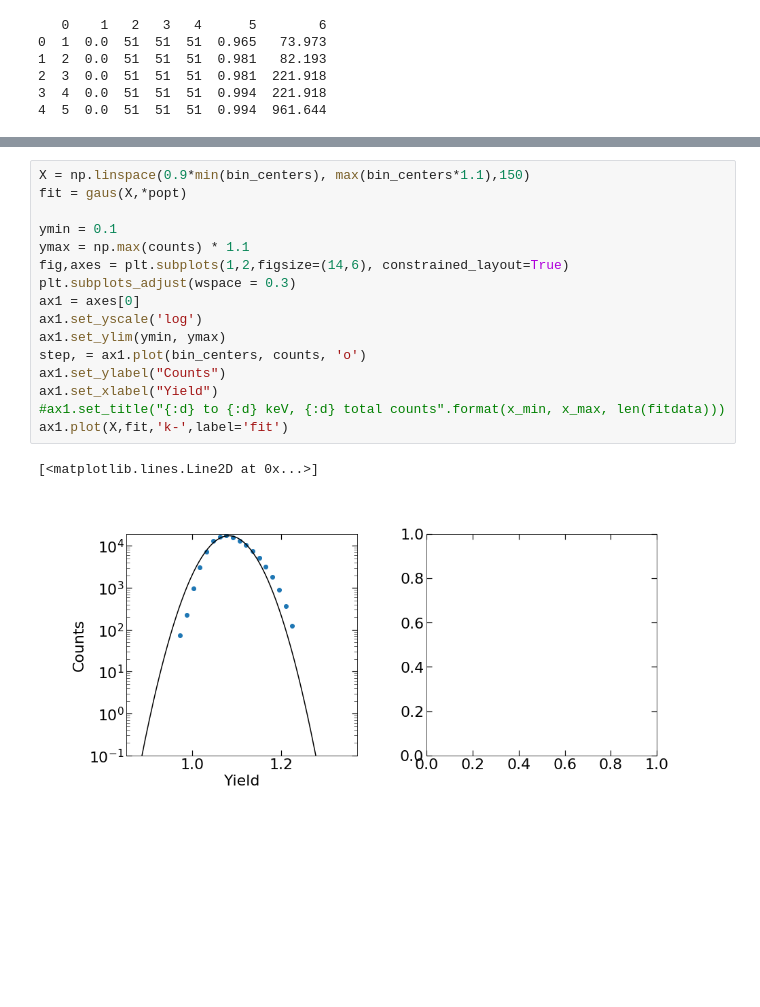
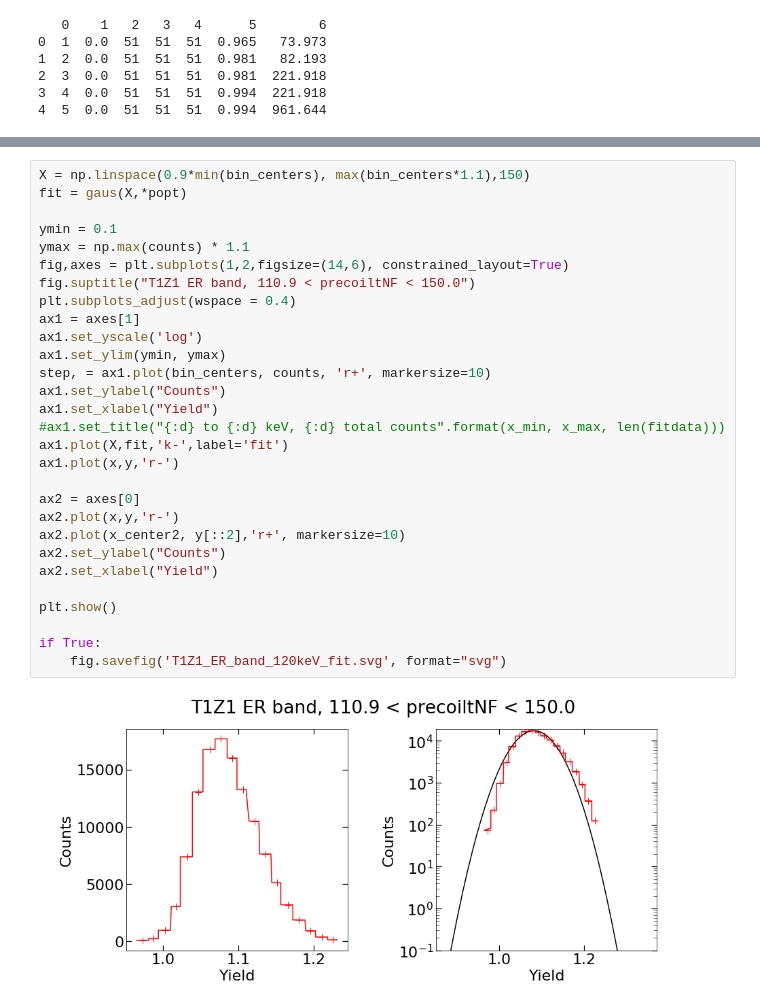
Before and after one commit to villaa/nrFano_Constraint, a Jupyter notebook: Edelweiss_data/CDMS_hist.ipynb, the cells around one changed output, grey strips where cells are left out. Saved outputs shown, nothing was run; the diff lists cells and outputs as text; blank space fills up the shorter version.

Commit message:
update CDMS_hist.ipynb so it prints ot a nice image of the CDMS distribution and fit

```diff
--- a/Edelweiss_data/CDMS_hist.ipynb
+++ b/Edelweiss_data/CDMS_hist.ipynb
@@ -106,19 +104,31 @@ print ("moment:", moment(momentdata, moment=1), moment(momentdata, moment=2), mo
 # %%
 X = np.linspace(0.9*min(bin_centers), max(bin_centers*1.1),150)
 fit = gaus(X,*popt)
 
 ymin = 0.1
 ymax = np.max(counts) * 1.1
 fig,axes = plt.subplots(1,2,figsize=(14,6), constrained_layout=True)
-plt.subplots_adjust(wspace = 0.3)
-ax1 = axes[0]
+fig.suptitle("T1Z1 ER band, 110.9 < precoiltNF < 150.0")
+plt.subplots_adjust(wspace = 0.4)
+ax1 = axes[1]
 ax1.set_yscale('log')
 ax1.set_ylim(ymin, ymax)
-step, = ax1.plot(bin_centers, counts, 'o')
+step, = ax1.plot(bin_centers, counts, 'r+', markersize=10)
 ax1.set_ylabel("Counts")
 ax1.set_xlabel("Yield")
 #ax1.set_title("{:d} to {:d} keV, {:d} total counts".format(x_min, x_max, len(fitdata)))
 ax1.plot(X,fit,'k-',label='fit')
+ax1.plot(x,y,'r-')
+
+ax2 = axes[0]
+ax2.plot(x,y,'r-')
+ax2.plot(x_center2, y[::2],'r+', markersize=10)
+ax2.set_ylabel("Counts")
+ax2.set_xlabel("Yield")
+
+plt.show()
+
+if True:
+    fig.savefig('T1Z1_ER_band_120keV_fit.svg', format="svg")
 # %% [output]
-[<matplotlib.lines.Line2D at 0x...>]
-[figure, old version]
+[figure, new version]
```
Also changed, not shown: parts of 3 cells of this notebook, 3 other files.
